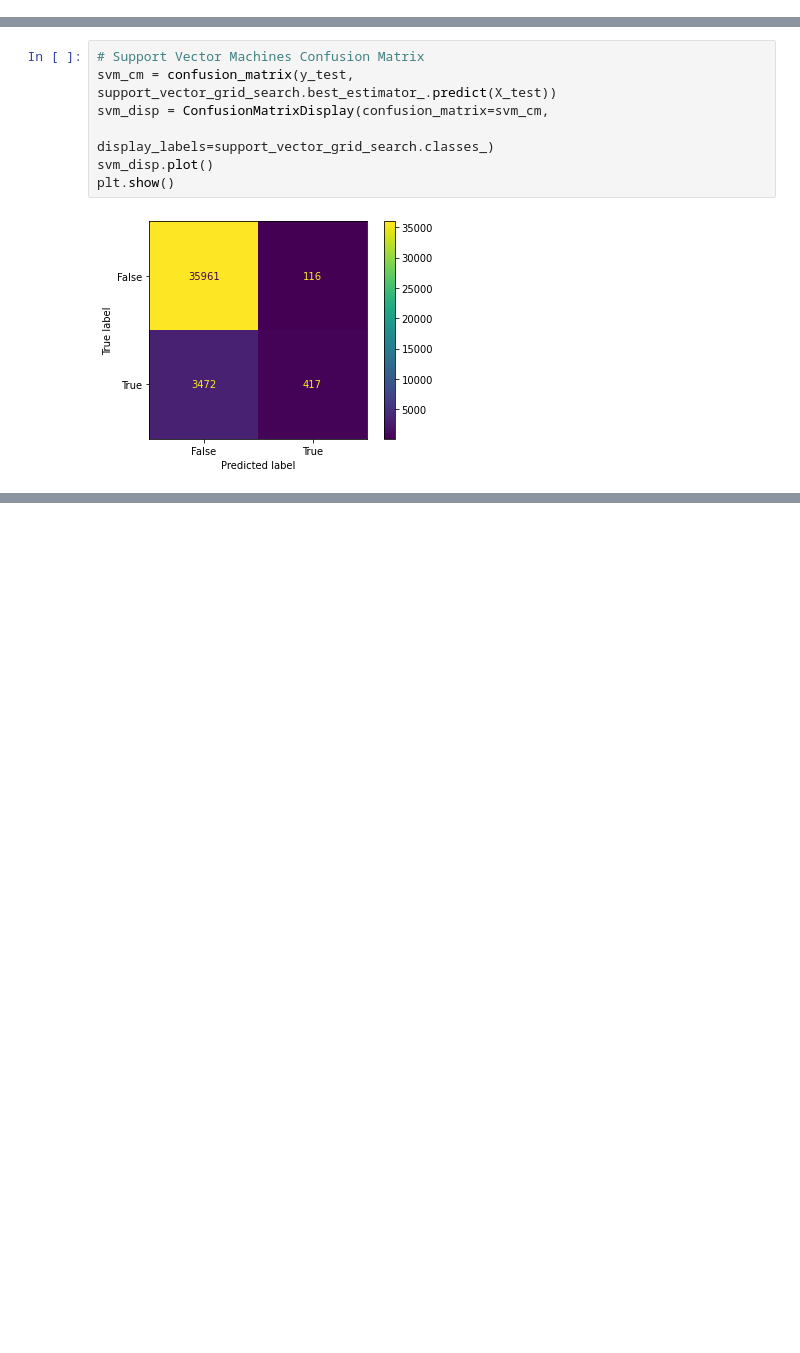
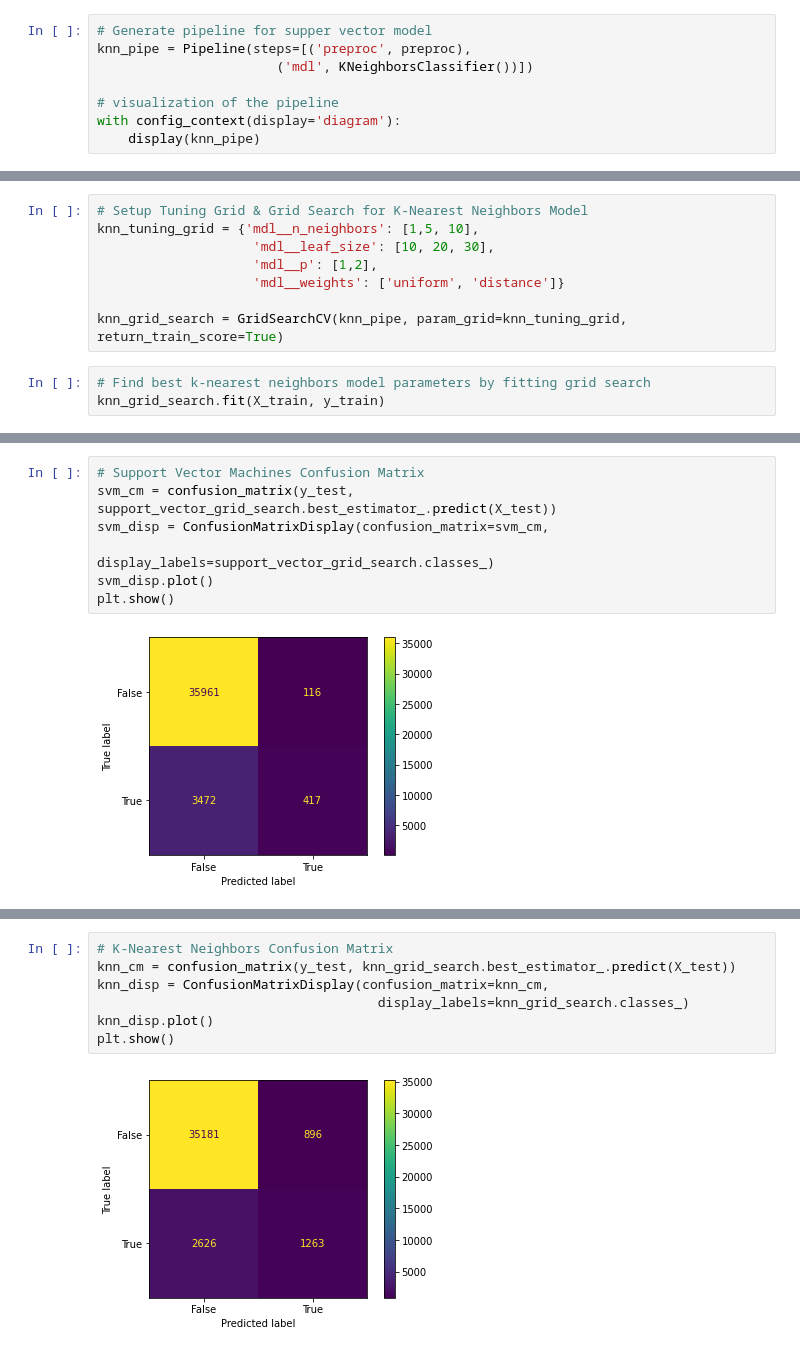
Before and after one commit to samarakoon-ryan/NASA-nearest-earth-objects-modeling, a Jupyter notebook: project_notebook.ipynb, the cells around one changed output, grey strips where cells are left out. Saved outputs shown, nothing was run; the diff lists cells and outputs as text; blank space fills up the shorter version.

Commit message:
explore KNN model and describe preliminary results closes #23 closes #24

```diff
--- a/project_notebook.ipynb
+++ b/project_notebook.ipynb
@@ -411,0 +415,8 @@ Pipeline(steps=[('preproc',
+# %%
+# Generate pipeline for supper vector model
+knn_pipe = Pipeline(steps=[('preproc', preproc),
+                       ('mdl', KNeighborsClassifier())])
+
+# visualization of the pipeline
+with config_context(display='diagram'):
+    display(knn_pipe)
@@ -532,0 +558,11 @@ Pipeline(steps=[('preproc',
+# %%
+# Setup Tuning Grid & Grid Search for K-Nearest Neighbors Model
+knn_tuning_grid = {'mdl__n_neighbors': [1,5, 10],
+                    'mdl__leaf_size': [10, 20, 30],
+                    'mdl__p': [1,2],
+                    'mdl__weights': ['uniform', 'distance']}
+
+knn_grid_search = GridSearchCV(knn_pipe, param_grid=knn_tuning_grid, return_train_score=True)
+# %%
+# Find best k-nearest neighbors model parameters by fitting grid search
+knn_grid_search.fit(X_train, y_train)
@@ -582,0 +676,9 @@ plt.show()
+# %%
+# K-Nearest Neighbors Confusion Matrix
+knn_cm = confusion_matrix(y_test, knn_grid_search.best_estimator_.predict(X_test))
+knn_disp = ConfusionMatrixDisplay(confusion_matrix=knn_cm,
+                                    display_labels=knn_grid_search.classes_)
+knn_disp.plot()
+plt.show()
+# %% [output]
+[figure, added]
```
Also changed, not shown: parts of 12 cells of this notebook.
